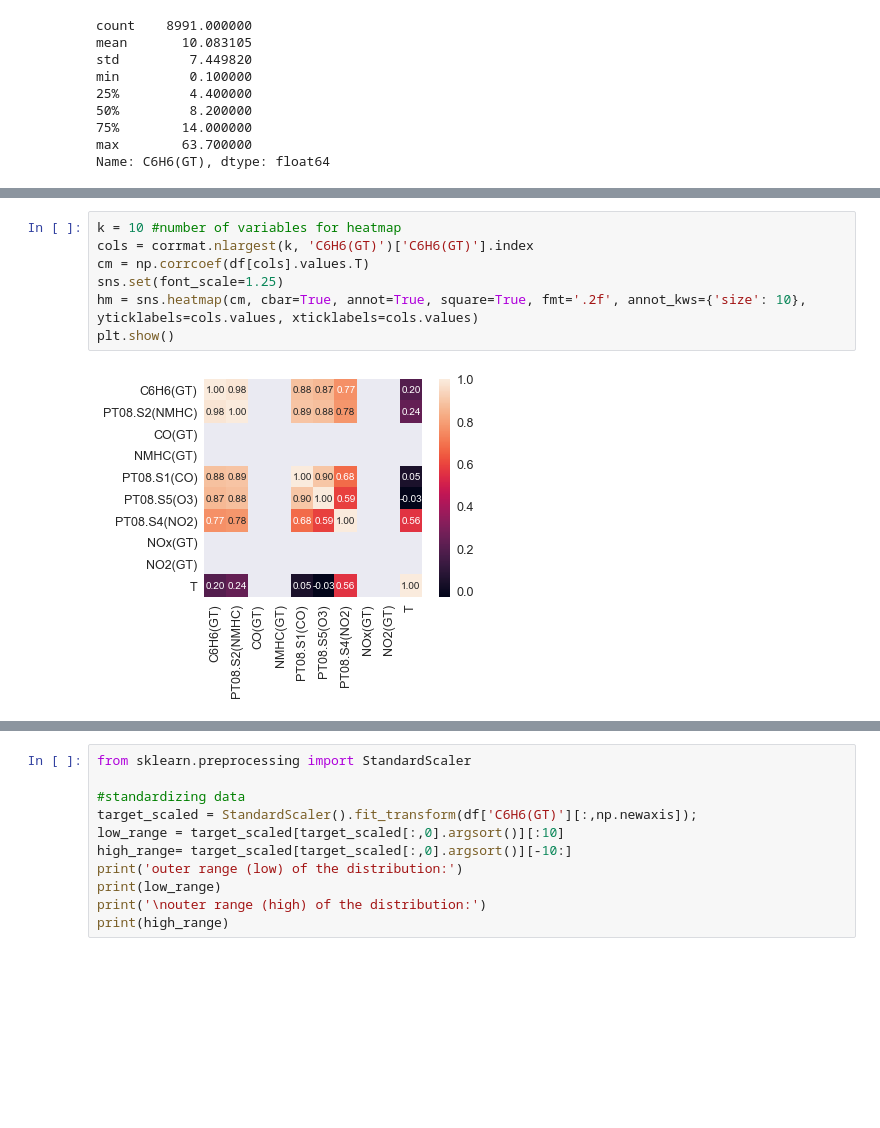
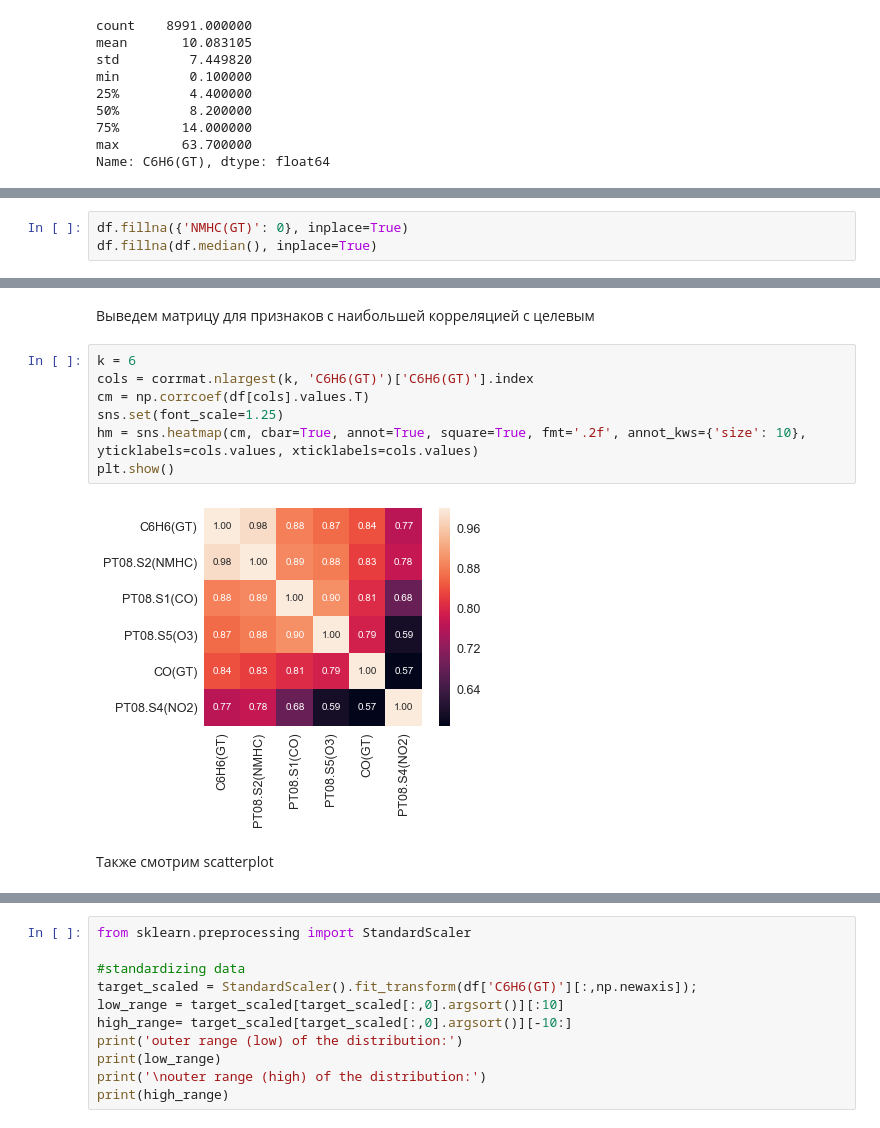
Before and after one commit to staple-stable/ds-stuff, a Jupyter notebook: module_2/air_quality.ipynb, the cells around one changed output, grey strips where cells are left out. Cells and saved outputs as stored; diff of their text form; blank space fills up the shorter version.

```diff
--- a/module_2/air_quality.ipynb
+++ b/module_2/air_quality.ipynb
@@ -79,0 +157,3 @@ df = df.drop(df.loc[df['C6H6(GT)'].isnull()].index)
+# %%
+df.fillna({'NMHC(GT)': 0}, inplace=True)
+df.fillna(df.median(), inplace=True)
@@ -94,10 +193,14 @@ sns.heatmap(corrmat, vmax=.8, square=True);
+# %% [markdown]
+Выведем матрицу для признаков с наибольшей корреляцией с целевым
 # %%
-k = 10 #number of variables for heatmap
+k = 6
 cols = corrmat.nlargest(k, 'C6H6(GT)')['C6H6(GT)'].index
 cm = np.corrcoef(df[cols].values.T)
 sns.set(font_scale=1.25)
 hm = sns.heatmap(cm, cbar=True, annot=True, square=True, fmt='.2f', annot_kws={'size': 10}, yticklabels=cols.values, xticklabels=cols.values)
 plt.show()
 # %% [output]
-[figure, old version]
+[figure, new version]
+# %% [markdown]
+Также смотрим scatterplot
 # %%
```
Also changed, not shown: parts of 70 cells of this notebook.
